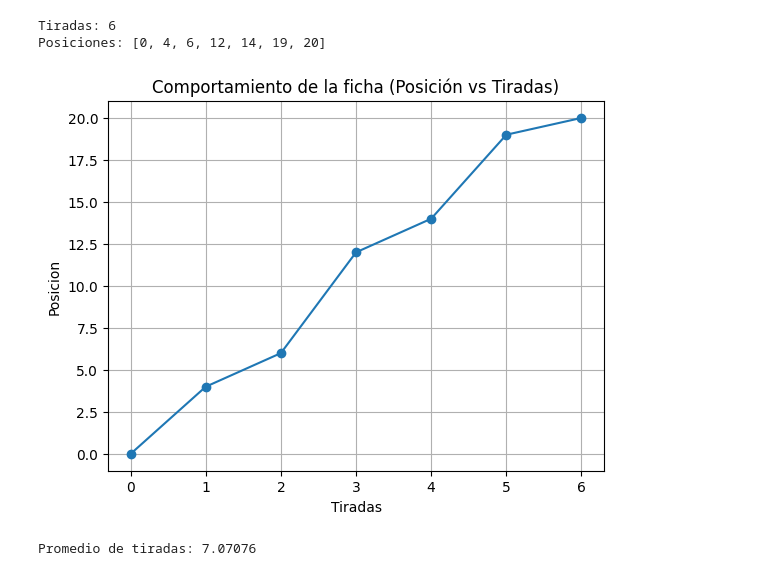
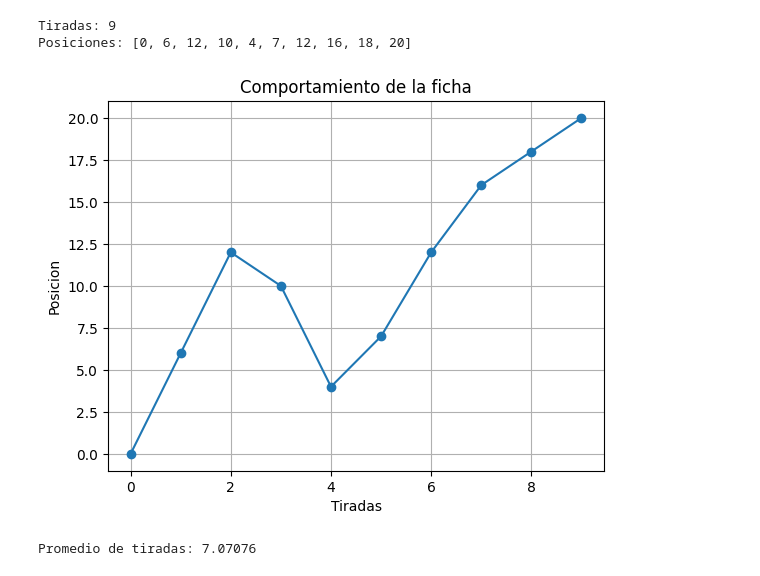
Before and after one commit to PaolaPina3228/Simulaci-n-2, a Jupyter notebook: S2_06_Serpientes_y_escaleras.ipynb, the cells around one changed output. Drawn from its saved outputs; the diff is of its cells as text; code cells hidden in the pictures.

```diff
--- a/S2_06_Serpientes_y_escaleras.ipynb
+++ b/S2_06_Serpientes_y_escaleras.ipynb
@@ -28,21 +28,21 @@ def simular_juego():
 # %%
 #Simular un juego (Para probar el codigo)
 t, p = simular_juego()
 print(f"Tiradas: {t}")
 print(f"Posiciones: {p}")
 
 #Graficar el comportamiento de la ficha en un juego
-plt.title("Comportamiento de la ficha (Posición vs Tiradas)")
+plt.title("Comportamiento de la ficha")
 x = range(t+1)
 plt.plot(x, p, marker='o')
 plt.xlabel('Tiradas')
 plt.ylabel('Posicion')
 plt.grid(True)
 plt.show()
 # %% [output]
-Tiradas: 6
-Posiciones: [0, 4, 6, 12, 14, 19, 20]
+Tiradas: 9
+Posiciones: [0, 6, 12, 10, 4, 7, 12, 16, 18, 20]
-[figure, old version]
+[figure, new version]
 # %%
 # Simular múltiples juegos
 def promedio_tiradas(N):
```
